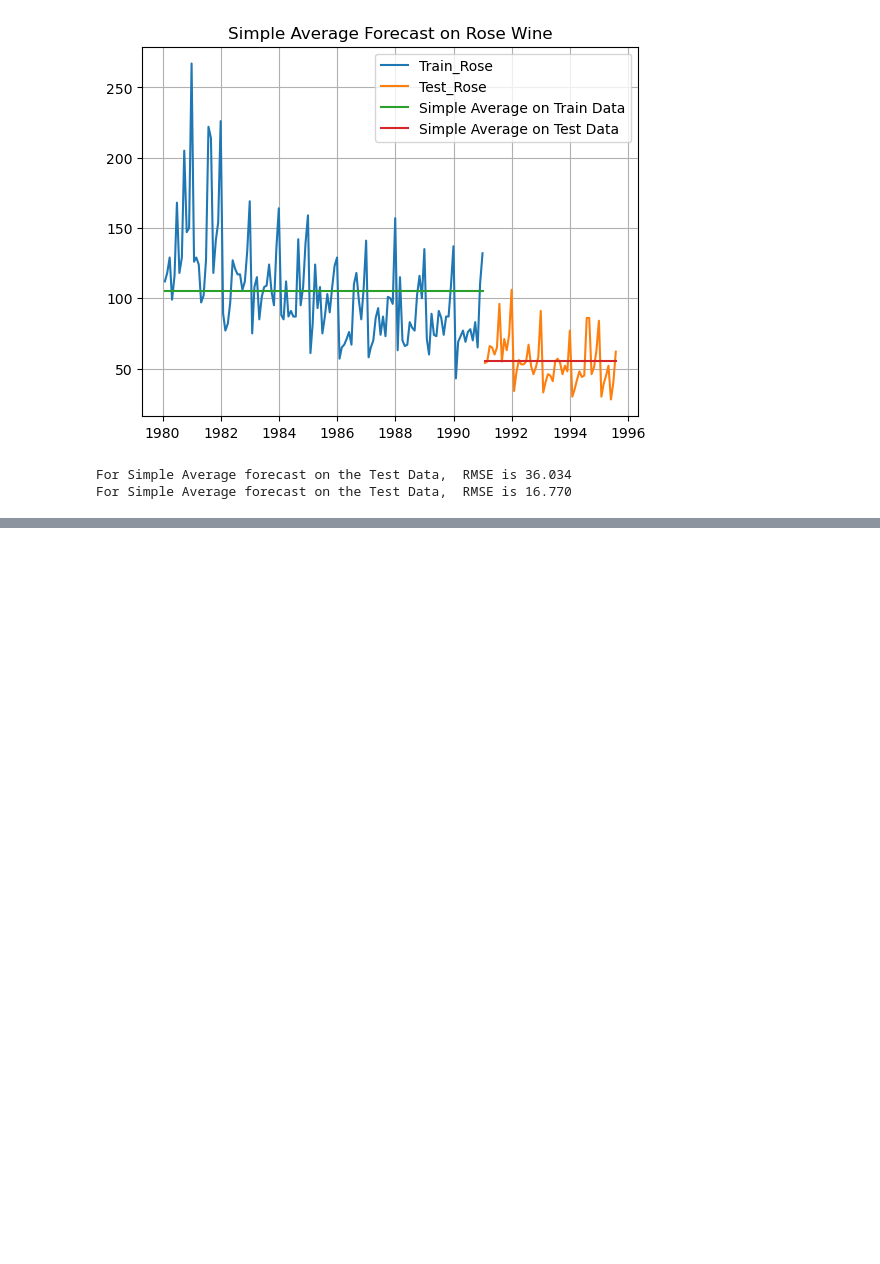
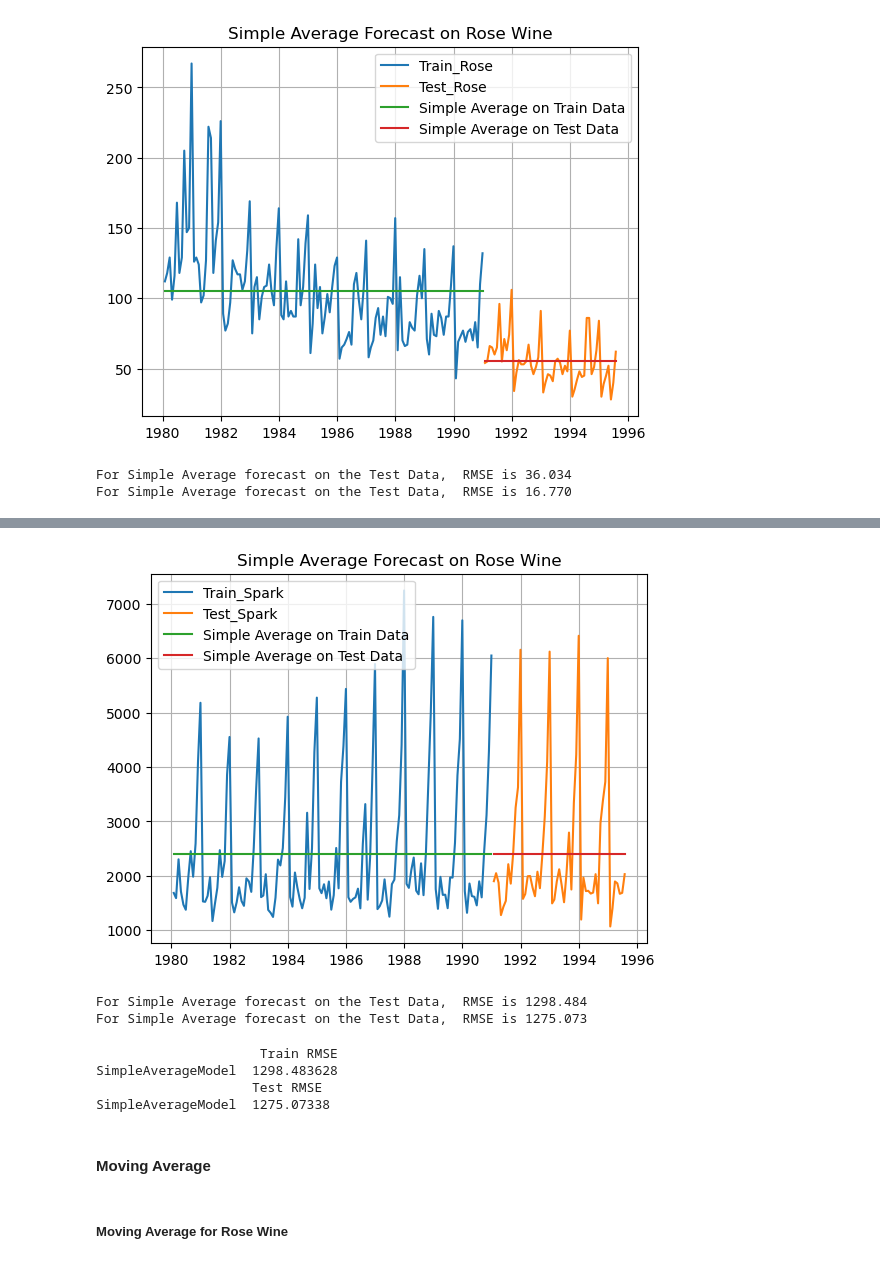
Before and after one commit to Aaryani2024/Time-Forecasting-GL-Project, a Jupyter notebook: Time Forecasting Project.ipynb, the cells around one changed output, grey strips where cells are left out. Cells and saved outputs as stored; diff of their text form; code cells hidden in the pictures; blank space fills up the shorter version.

```diff
--- a/Time Forecasting Project.ipynb
+++ b/Time Forecasting Project.ipynb
@@ -1033,0 +1047,6 @@ For Simple Average forecast on the Test Data,  RMSE is 16.770
+# %%
+sa_train_spark = train_spark.copy()
+sa_test_spark = test_spark.copy()
+# %%
+sa_train_spark['mean_forecast'] = train_spark['Sparkling'].mean()
+sa_train_spark.head()
@@ -1033,0 +1061,3 @@ For Simple Average forecast on the Test Data,  RMSE is 16.770
+# %%
+sa_test_spark['mean_forecast'] = test_spark['Sparkling'].mean()
+sa_test_spark.head()
@@ -1033,0 +1072,42 @@ For Simple Average forecast on the Test Data,  RMSE is 16.770
+# %%
+# Plot the actual training and testing data
+plt.plot(sa_train_spark['Sparkling'], label='Train_Spark')
+plt.plot(sa_test_spark['Sparkling'], label='Test_Spark')
+
+# Plot the simple average forecast on the train and test data
+plt.plot(sa_train_spark['mean_forecast'], label='Simple Average on Train Data')
+plt.plot(sa_test_spark['mean_forecast'], label='Simple Average on Test Data')
+
+# Add title, legend, and grid
+plt.legend(loc='best')
+plt.title("Simple Average Forecast on Rose Wine")
+plt.grid()
+
+# Show the plot
+plt.show()
+# %% [output]
+[figure, added]
+# %%
+rmse_spark_train = metrics.mean_squared_error(train_spark['Sparkling'],sa_train_spark['mean_forecast'],squared=False)
+print("For Simple Average forecast on the Test Data,  RMSE is %3.3f" %(rmse_spark_train))
+
+rmse_spark_test = metrics.mean_squared_error(test_spark['Sparkling'],sa_test_spark['mean_forecast'],squared=False)
+print("For Simple Average forecast on the Test Data,  RMSE is %3.3f" %(rmse_spark_test))
+# %% [output]
+For Simple Average forecast on the Test Data,  RMSE is 1298.484
+For Simple Average forecast on the Test Data,  RMSE is 1275.073
+# %%
+result5 = pd.DataFrame({'Train RMSE': [rmse_spark_train]},index=['SimpleAverageModel'])
+result6 = pd.DataFrame({'Test RMSE ': [rmse_spark_test]},index=['SimpleAverageModel'])
+
+print(result5)
+print(result6)
+# %% [output]
+                     Train RMSE
+SimpleAverageModel  1298.483628
+                    Test RMSE
+SimpleAverageModel  1275.07338
+# %% [markdown]
+#### Moving Average
+# %% [markdown]
+##### Moving Average for Rose Wine
```
Also changed, not shown: parts of 11 cells of this notebook.
